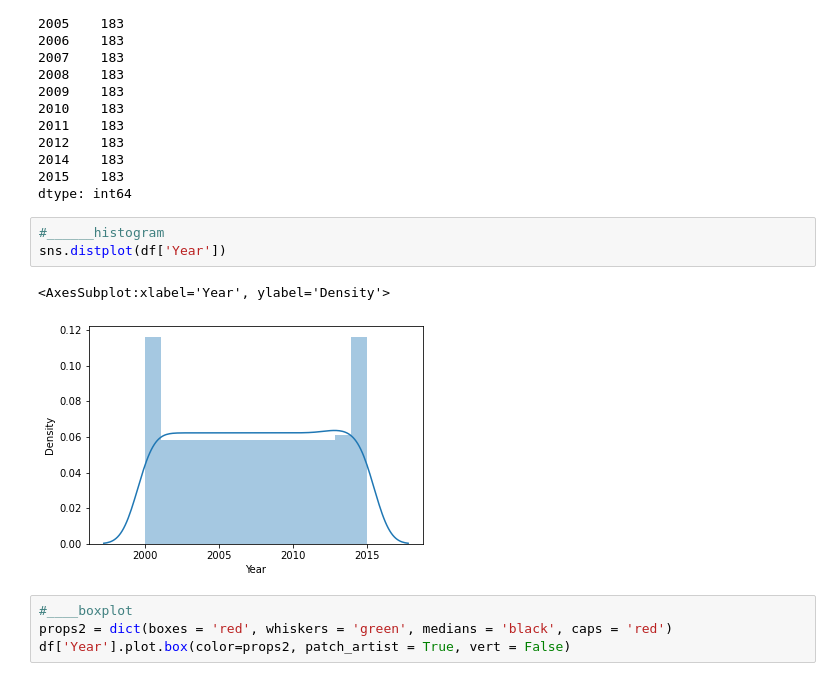
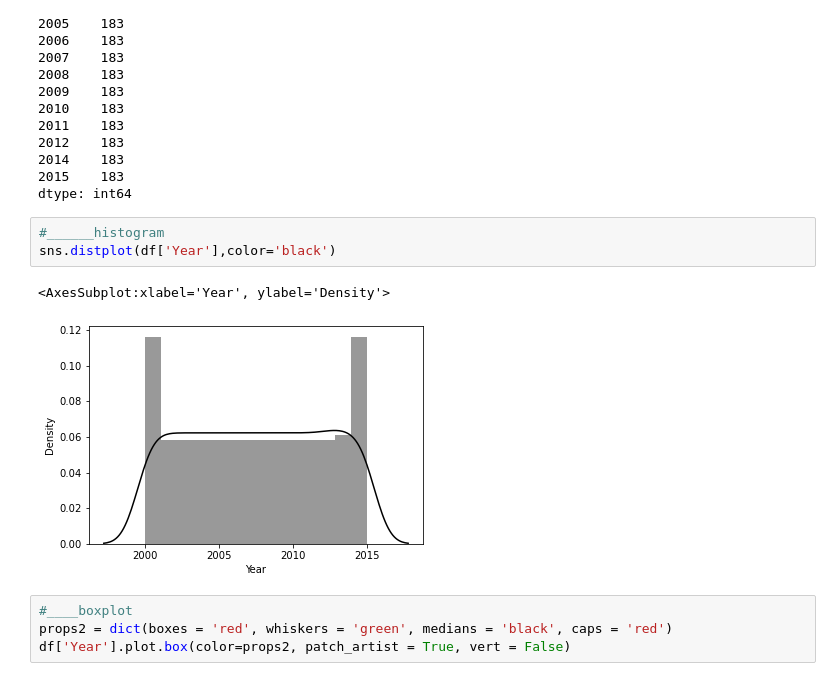
Before and after one commit to dhanushdimitri/Life-expectancy, a Jupyter notebook: LIFE EXPECTANCY.ipynb, the cells around one changed output. Drawn from its saved outputs; the diff is of its cells as text.

```diff
--- a/LIFE EXPECTANCY.ipynb
+++ b/LIFE EXPECTANCY.ipynb
@@ -308,10 +308,10 @@ Year
 dtype: int64
 # %%
 #______histogram
-sns.distplot(df['Year'])
+sns.distplot(df['Year'],color='black')
 # %% [output]
 <AxesSubplot:xlabel='Year', ylabel='Density'>
-[figure, old version]
+[figure, new version]
 # %%
 #____boxplot
 props2 = dict(boxes = 'red', whiskers = 'green', medians = 'black', caps = 'red')
```
Also changed, not shown: parts of 41 cells of this notebook.
